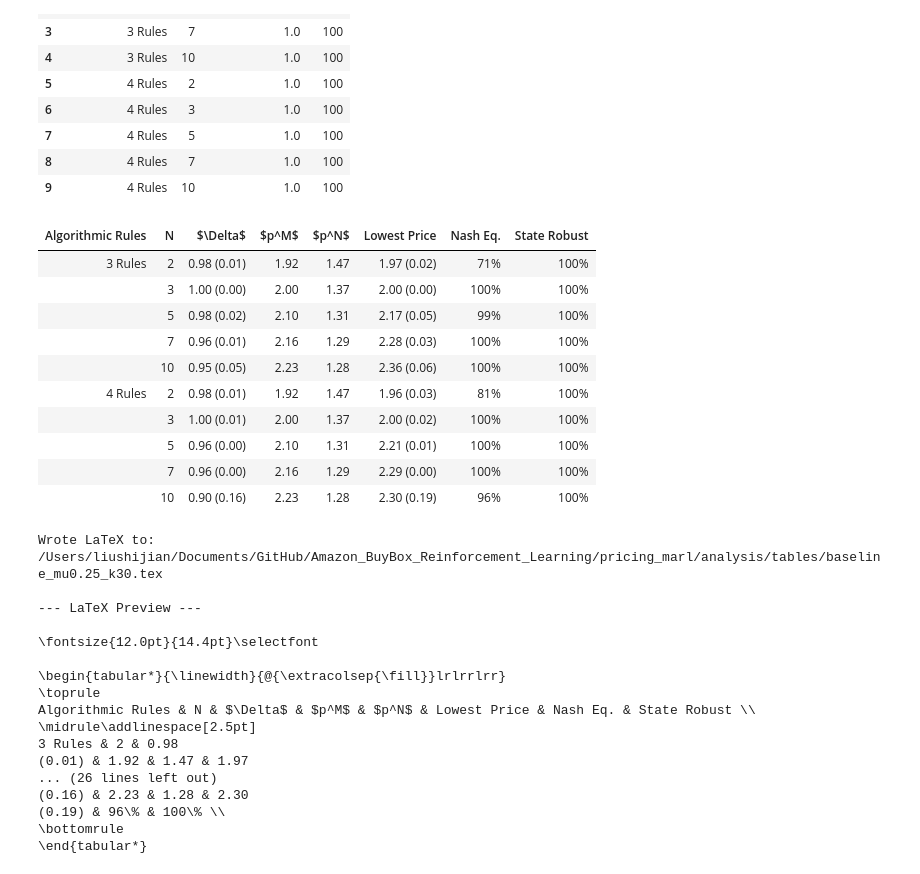
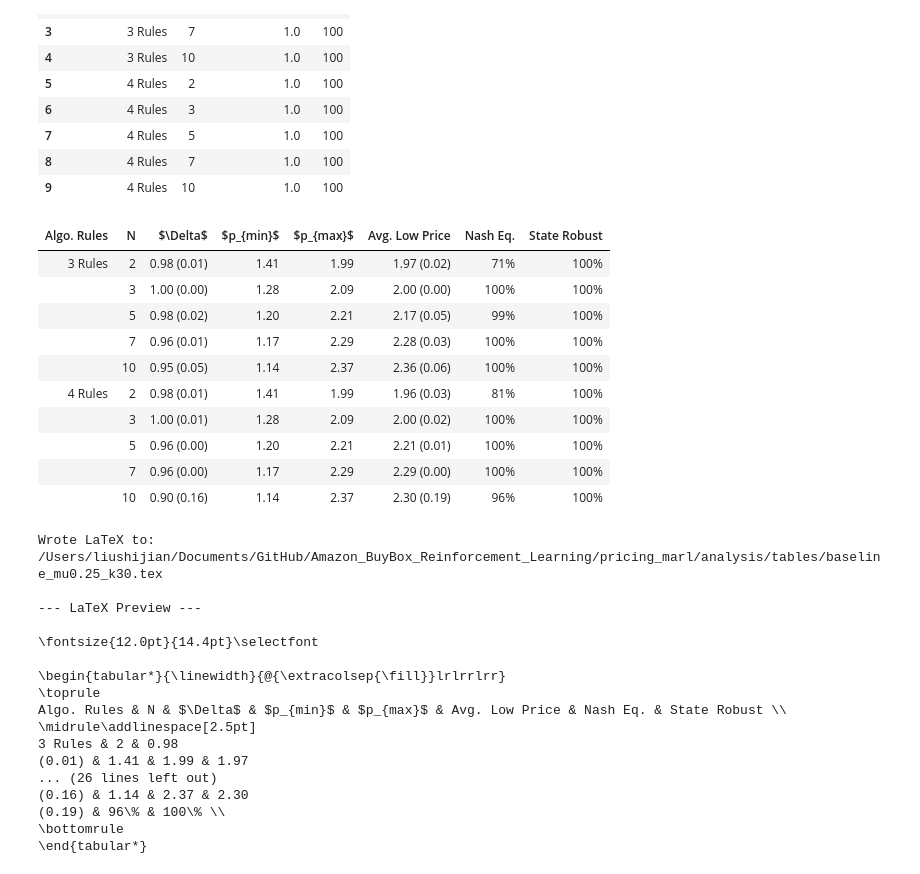
Before and after one commit to Six-Persimmon/Amazon_BuyBox_Reinforcement_Learning, a Jupyter notebook: pricing_marl/analysis/tab_exp_res_pub.ipynb, the cells around one changed output. Drawn from its saved outputs; the diff is of its cells as text; code cells hidden in the pictures.

```diff
--- a/pricing_marl/analysis/tab_exp_res_pub.ipynb
+++ b/pricing_marl/analysis/tab_exp_res_pub.ipynb
@@ -108,6 +108,11 @@ def summarize_experiment(exp_dir: Path, rules_label: str, rule_ids: list[int], n
             cfg["a0"],
             cfg["c_val"],
         )
+
+        step = (p_monopoly - p_nash) / (cfg["num_grids"] - 3)
+        price_grid = np.linspace(p_nash - step, p_monopoly + step, cfg["num_grids"])
+        if price_grid[0] < cfg["c_val"]:
+            price_grid[0] = cfg["c_val"]
 
         deltas = []
         episodes = []
@@ -142,8 +147,8 @@ def summarize_experiment(exp_dir: Path, rules_label: str, rule_ids: list[int], n
                 "N": n,
                 "Delta Mean": delta_mean,
                 "Delta SD": delta_sd,
-                "Monopoly Price": float(p_monopoly),
-                "Bertrand Price": float(p_nash),
+                "Price Grid Min": float(price_grid[0]),
+                "Price Grid Max": float(price_grid[-1]),
                 "Lowest Price Mean": lowest_price_mean,
                 "Lowest Price SD": lowest_price_sd,
                 "Time to Converge": int(round(np.mean(episodes))),
@@ -247,7 +252,7 @@ baseline_df["Delta Mean"] = baseline_df.apply(
     axis=1,
 )
 
-baseline_df["Lowest Price"] = baseline_df.apply(
+baseline_df["Avg. Low Price"] = baseline_df.apply(
     lambda r: f"{r['Lowest Price Mean']:.2f}\n({r['Lowest Price SD']:.2f})",
     axis=1,
 )
@@ -257,15 +262,15 @@ baseline_df = baseline_df[[
     "Algorithmic Rules",
     "N",
     "Delta Mean",
-    "Monopoly Price",
-    "Bertrand Price",
-    "Lowest Price",
+    "Price Grid Min",
+    "Price Grid Max",
+    "Avg. Low Price",
     # "Time to Converge",
     "Nash Equilibrium Rate",
     "State Robust Rate",
     # "Robust Nash Equilibrium Rate",
 ]]
-for col in ["Monopoly Price", "Bertrand Price"]:
+for col in ["Price Grid Min", "Price Grid Max"]:
     baseline_df[col] = baseline_df[col].round(2)
 
 
@@ -316,43 +321,43 @@ converged_df
 # %%
 # Build the GT table
 table = (
     gt.GT(baseline_df)
     .cols_label(
         **{
-            "Algorithmic Rules": "Algorithmic Rules",
+            "Algorithmic Rules": "Algo. Rules",
             "N": "N",
             "Delta Mean": r"$\Delta$",
-            "Monopoly Price": r"$p^M$",
-            "Bertrand Price": r"$p^N$",
-            "Lowest Price": "Lowest Price",
+            "Price Grid Min": r"$p_{min}$",
+            "Price Grid Max": r"$p_{max}$",
+            "Avg. Low Price": "Avg. Low Price",
             # "Time to Converge": "Time to Converge",
             "Nash Equilibrium Rate": "Nash Eq.",
             "State Robust Rate": "State Robust",
             # "Robust Nash Equilibrium Rate": "Robust Nash Eq.",
         }
     )
-    .fmt_number(columns=["Monopoly Price", "Bertrand Price"], decimals=2)
+    .fmt_number(columns=["Price Grid Min", "Price Grid Max"], decimals=2)
     .fmt_percent(
         columns=["Nash Equilibrium Rate", "State Robust Rate", "Robust Nash Equilibrium Rate"],
         decimals=0,
     )
     .fmt_integer(columns=["N", "Time to Converge"])
 )
 
 # Render in notebook
 table
 # %% [output]
-| Algorithmic Rules | N | $\Delta$ | $p^M$ | $p^N$ | Lowest Price | Nash Eq. | State Robust |
-| 3 Rules | 2 | 0.98 (0.01) | 1.92 | 1.47 | 1.97 (0.02) | 71% | 100% |
-|  | 3 | 1.00 (0.00) | 2.00 | 1.37 | 2.00 (0.00) | 100% | 100% |
-|  | 5 | 0.98 (0.02) | 2.10 | 1.31 | 2.17 (0.05) | 99% | 100% |
-|  | 7 | 0.96 (0.01) | 2.16 | 1.29 | 2.28 (0.03) | 100% | 100% |
-|  | 10 | 0.95 (0.05) | 2.23 | 1.28 | 2.36 (0.06) | 100% | 100% |
-| 4 Rules | 2 | 0.98 (0.01) | 1.92 | 1.47 | 1.96 (0.03) | 81% | 100% |
-|  | 3 | 1.00 (0.01) | 2.00 | 1.37 | 2.00 (0.02) | 100% | 100% |
-|  | 5 | 0.96 (0.00) | 2.10 | 1.31 | 2.21 (0.01) | 100% | 100% |
-|  | 7 | 0.96 (0.00) | 2.16 | 1.29 | 2.29 (0.00) | 100% | 100% |
-|  | 10 | 0.90 (0.16) | 2.23 | 1.28 | 2.30 (0.19) | 96% | 100% |
+| Algo. Rules | N | $\Delta$ | $p_{min}$ | $p_{max}$ | Avg. Low Price | Nash Eq. | State Robust |
+| 3 Rules | 2 | 0.98 (0.01) | 1.41 | 1.99 | 1.97 (0.02) | 71% | 100% |
+|  | 3 | 1.00 (0.00) | 1.28 | 2.09 | 2.00 (0.00) | 100% | 100% |
+|  | 5 | 0.98 (0.02) | 1.20 | 2.21 | 2.17 (0.05) | 99% | 100% |
+|  | 7 | 0.96 (0.01) | 1.17 | 2.29 | 2.28 (0.03) | 100% | 100% |
+|  | 10 | 0.95 (0.05) | 1.14 | 2.37 | 2.36 (0.06) | 100% | 100% |
+| 4 Rules | 2 | 0.98 (0.01) | 1.41 | 1.99 | 1.96 (0.03) | 81% | 100% |
+|  | 3 | 1.00 (0.01) | 1.28 | 2.09 | 2.00 (0.02) | 100% | 100% |
+|  | 5 | 0.96 (0.00) | 1.20 | 2.21 | 2.21 (0.01) | 100% | 100% |
+|  | 7 | 0.96 (0.00) | 1.17 | 2.29 | 2.29 (0.00) | 100% | 100% |
+|  | 10 | 0.90 (0.16) | 1.14 | 2.37 | 2.30 (0.19) | 96% | 100% |
 # %%
 # Export LaTeX
 output_dir = project_root / "analysis" / "tables"
@@ -363,6 +368,8 @@ latex_str = table.as_latex()
 latex_str = latex_str.replace(r'\$\\Delta\$', r'$\Delta$')
 latex_str = latex_str.replace(r'\$p\^M\$', r'$p^M$')
 latex_str = latex_str.replace(r'\$p\^N\$', r'$p^N$')
+latex_str = latex_str.replace(r'\$p\_\{min\}\$', r'$p_{min}$')
+latex_str = latex_str.replace(r'\$p\_\{max\}\$', r'$p_{max}$')
 
 # Insert a separator between the 3- and 4-rule blocks.
 latex_str = latex_str.replace(
@@ -390,12 +397,12 @@ Wrote LaTeX to: /Users/liushijian/Documents/GitHub/Amazon_BuyBox_Reinforcement_L
 
 \begin{tabular*}{\linewidth}{@{\extracolsep{\fill}}lrlrrlrr}
 \toprule
-Algorithmic Rules & N & $\Delta$ & $p^M$ & $p^N$ & Lowest Price & Nash Eq. & State Robust \\
+Algo. Rules & N & $\Delta$ & $p_{min}$ & $p_{max}$ & Avg. Low Price & Nash Eq. & State Robust \\
 \midrule\addlinespace[2.5pt]
 3 Rules & 2 & 0.98
-(0.01) & 1.92 & 1.47 & 1.97
+(0.01) & 1.41 & 1.99 & 1.97
 ... (26 lines left out)
-(0.16) & 2.23 & 1.28 & 2.30
+(0.16) & 1.14 & 2.37 & 2.30
 (0.19) & 96\% & 100\% \\
 \bottomrule
 \end{tabular*}
```
Also changed, not shown: parts of 1 cell of this notebook, 4 other files.
